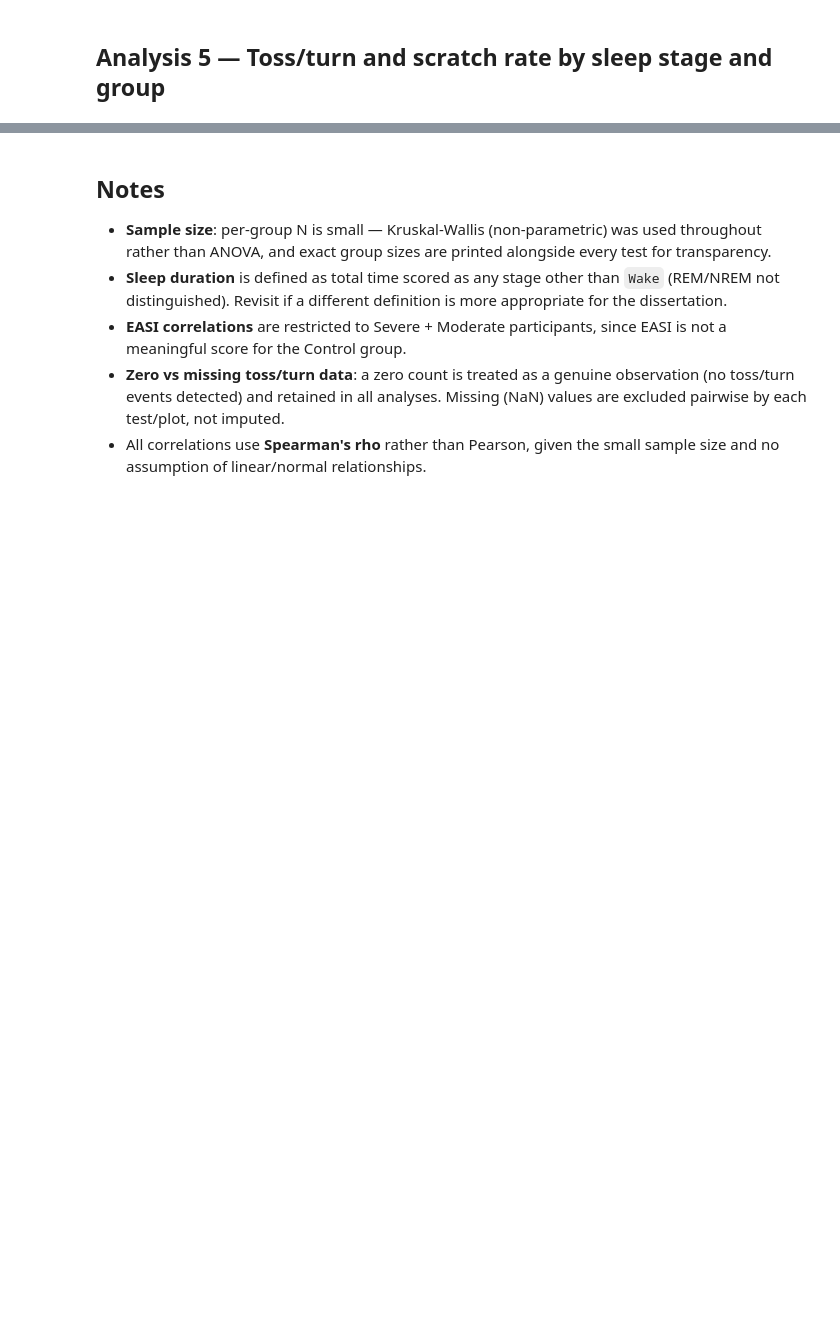
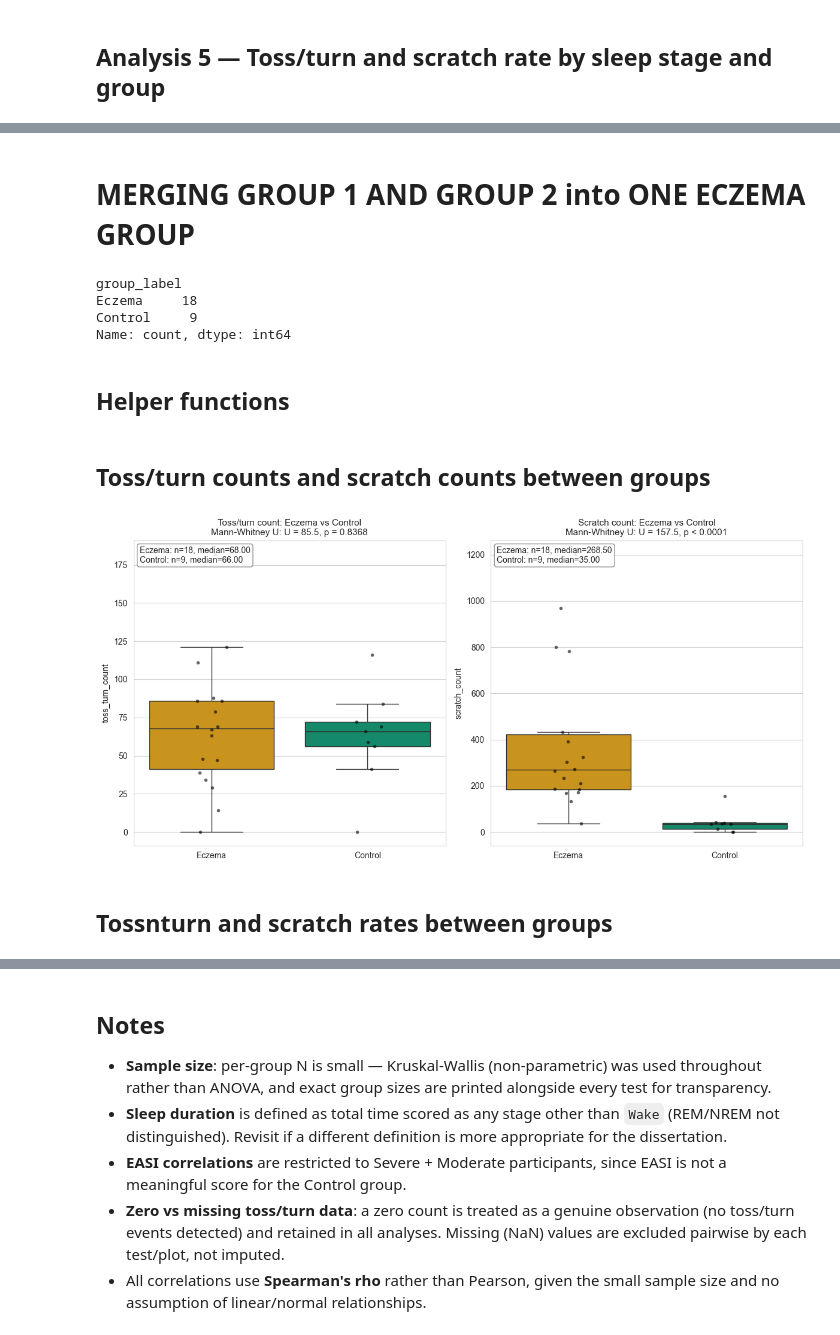
Before and after one commit to ryadl14/Mind_and_Skin, a Jupyter notebook: scripts/tossnturn_analysis.ipynb, the cells around one changed output, grey strips where cells are left out. Drawn from its saved outputs; the diff is of its cells as text; code cells hidden in the pictures; blank space fills up the shorter version.

```diff
--- a/scripts/tossnturn_analysis.ipynb
+++ b/scripts/tossnturn_analysis.ipynb
@@ -587,0 +601,70 @@ Total rows: 125
+# %% [markdown]
+# MERGING GROUP 1 AND GROUP 2 into ONE ECZEMA GROUP
+# %%
+# === Merge Group 1 (systemic therapy) and Group 2 (no systemic therapy) into one Eczema group ===
+from scipy.stats import mannwhitneyu
+
+MERGED_GROUP_PALETTE = {
+    'Eczema': '#E69F00',   # orange — reused from Group 1's colour
+    'Control': '#009E73',  # bluish green — unchanged from Group 3
+}
+MERGED_GROUP_ORDER = ['Eczema', 'Control']
+
+MERGED_LABELS = {'Group 1': 'Eczema', 'Group 2': 'Eczema', 'Group 3': 'Control'}
+
+df_merged = df.copy()
+df_merged['group_label'] = df_merged['group_label'].map(MERGED_LABELS)
+
+print(df_merged['group_label'].value_counts(dropna=False))
+# %% [output]
+group_label
+Eczema     18
+Control     9
+Name: count, dtype: int64
+# %% [markdown]
+## Helper functions
+# %%
+def group_boxplot_mw(data, value_col, title, ax, order=MERGED_GROUP_ORDER, palette=MERGED_GROUP_PALETTE):
+    """Same as group_boxplot, but reports Mann-Whitney U instead of Kruskal-Wallis —
+    the correct test for exactly two groups."""
+    sns.boxplot(data=data, x='group_label', y=value_col, order=order, hue='group_label',
+                palette=palette, legend=False, ax=ax, showfliers=False)
+    sns.stripplot(data=data, x='group_label', y=value_col, order=order, ax=ax,
+                  color='black', alpha=0.6, jitter=True, size=4)
+
+    groups = [data[data['group_label'] == g][value_col].dropna().values for g in order]
+
+    if len(groups) == 2 and all(len(g) > 0 for g in groups):
+        stat, p = mannwhitneyu(groups[0], groups[1], alternative='two-sided')
+        p_str = f"p = {p:.4f}" if p >= 0.0001 else "p < 0.0001"
+        subtitle = f"Mann-Whitney U: U = {stat:.1f}, {p_str}"
+    else:
+        stat, p = None, None
+        subtitle = "Mann-Whitney U: insufficient data"
+
+    stats_lines = []
+    for g, vals in zip(order, groups):
+        if len(vals) > 0:
+            stats_lines.append(f"{g}: n={len(vals)}, median={np.median(vals):.2f}")
+        else:
+            stats_lines.append(f"{g}: n=0")
+    stats_text = "\n".join(stats_lines)
+
+    ax.text(0.02, 0.98, stats_text, transform=ax.transAxes, va='top', ha='left',
+            fontsize=10, bbox=dict(boxstyle='round', facecolor='white', alpha=0.85, edgecolor='gray'))
+
+    ax.set_title(f"{title}\n{subtitle}", fontsize=11)
+    ax.set_xlabel('')
+    return stat, p
+# %% [markdown]
+## Toss/turn counts and scratch counts between groups
+# %%
+fig, axs = plt.subplots(1, 2, figsize=(12, 6))
+group_boxplot_mw(df_merged, 'toss_turn_count', 'Toss/turn count: Eczema vs Control', axs[0])
+group_boxplot_mw(df_merged, 'scratch_count', 'Scratch count: Eczema vs Control', axs[1])
+plt.tight_layout()
+plt.show()
+# %% [output]
+[figure, added]
+# %% [markdown]
+## Tossnturn and scratch rates between groups
```
Also changed, not shown: parts of 20 cells of this notebook, 1 other file.
